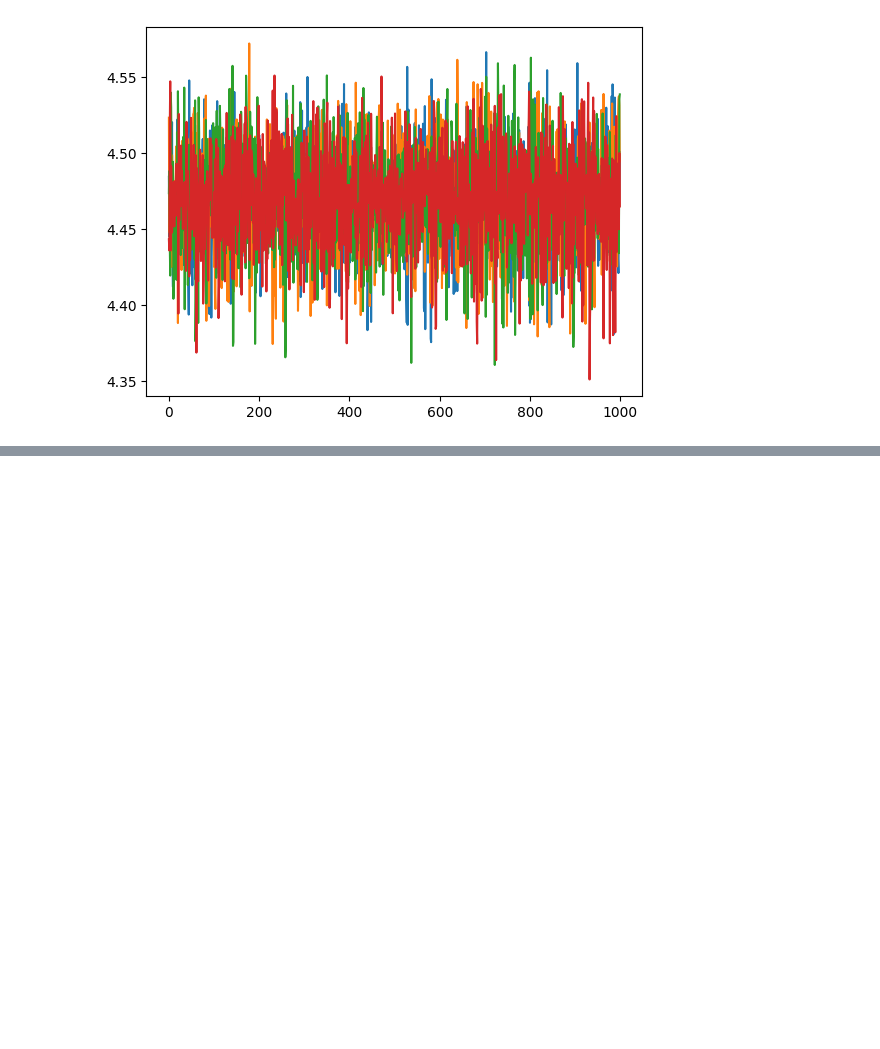
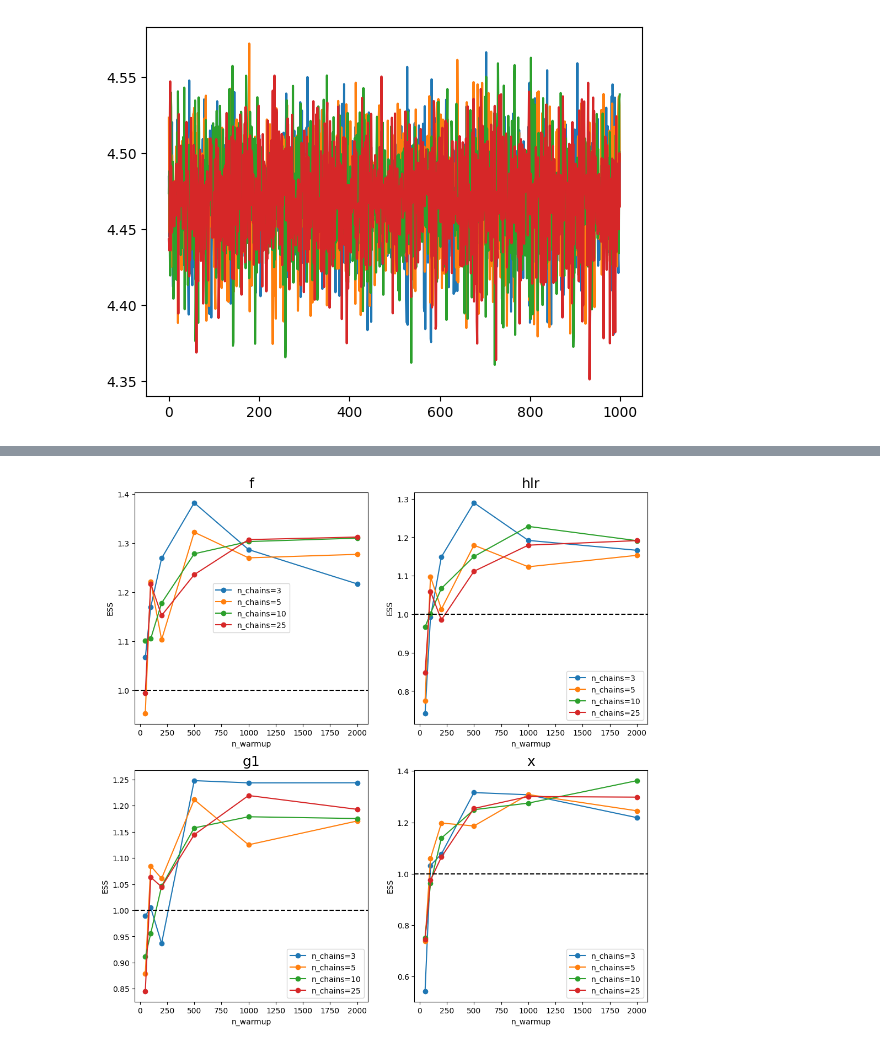
Before and after one commit to LSSTDESC/BPD, a Jupyter notebook: notebooks/NUTS-benchmark2.ipynb, the cells around one changed output, grey strips where cells are left out. Cells and saved outputs as stored; diff of their text form; code cells hidden in the pictures; blank space fills up the shorter version.

```diff
--- a/notebooks/NUTS-benchmark2.ipynb
+++ b/notebooks/NUTS-benchmark2.ipynb
@@ -409,0 +498,34 @@ run_times =
+# %%
+# ESS as a function of n_warmups, md for # chains > 1
+# for f, hlr, g1, x in 4 separate panels
+
+fig, axes = plt.subplots(2, 2,figsize=(12, 12))
+axis = axes.ravel()
+
+_N_CHAINS = N_CHAINS[1:] # avoid 1 as can't calcualte r-hat
+
+
+ps = ('f', 'hlr', 'g1', 'x')
+ess = {p:{n:{} for n in _N_CHAINS} for p in ps}
+for ii, ax in enumerate(axis):
+    p = ps[ii]
+    for n_chains in tqdm(_N_CHAINS):
+        assert n_chains > 1
+        res = []
+        for n_warmups in N_WARMUPS:
+            samples = d[n_chains][n_warmups]['states'].position[p] # (n_chains, n_chains_per_obj, n_samples)
+            _ess = sum([effective_sample_size(samples[ii], chain_axis=0, sample_axis=1) for ii in range(samples.shape[0])])
+            res.append(_ess / samples.size)
+        ess[p][n_chains] = res
+
+
+    for n_chains in _N_CHAINS:
+        ax.plot(N_WARMUPS, ess[p][n_chains], '-o', label=f'n_chains={n_chains}')
+
+    ax.legend()
+    ax.axhline(1.0, color='k', linestyle='--')
+    ax.set_title(p, fontsize=18)
+    ax.set_ylabel("ESS")
+    ax.set_xlabel("n_warmup")
+# %% [output]
+[figure, added]
```
Also changed, not shown: parts of 27 cells of this notebook.
